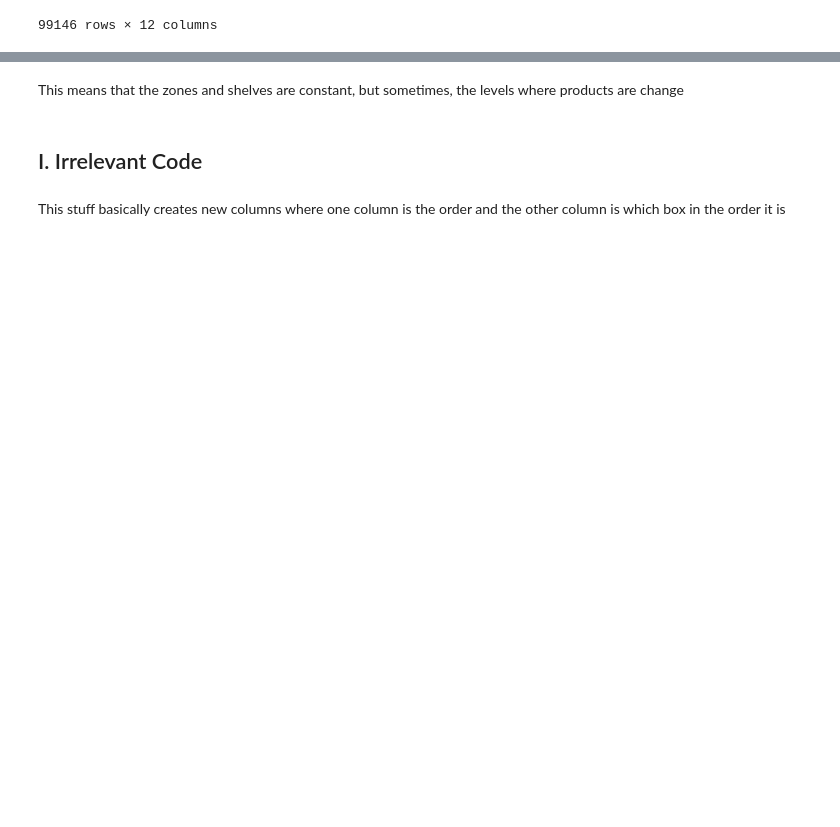
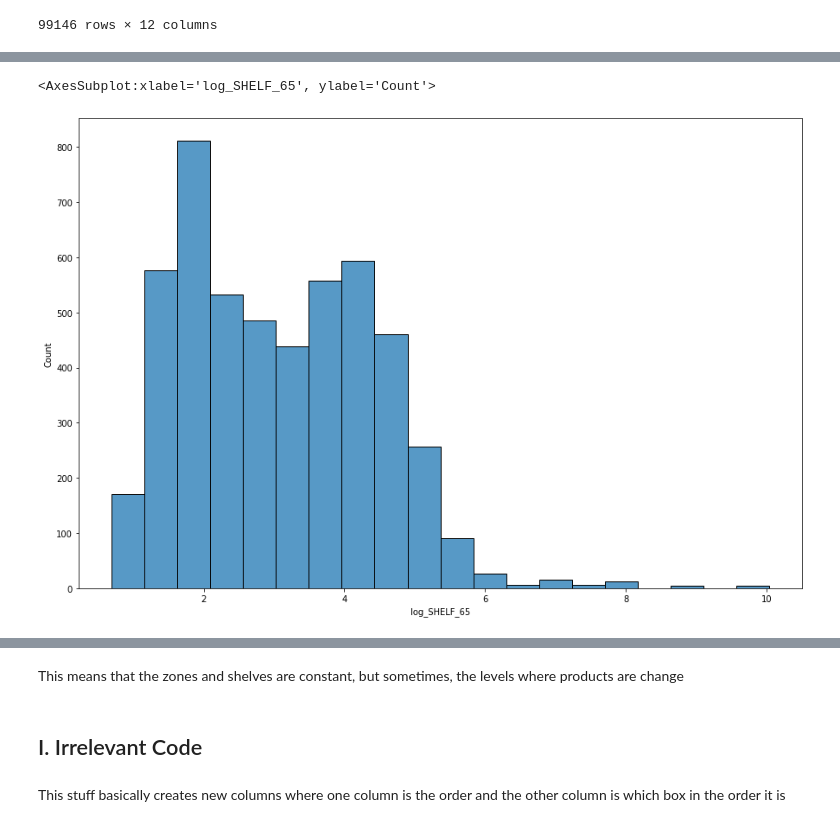
Before and after one commit to oostendo/2022-SI699-011, a Jupyter notebook: lyc-icee/Analysis 1.ipynb, the cells around one changed output, grey strips where cells are left out. Saved outputs shown, nothing was run; the diff lists cells and outputs as text; code cells hidden in the pictures; blank space fills up the shorter version.

```diff
--- a/lyc-icee/Analysis 1.ipynb
+++ b/lyc-icee/Analysis 1.ipynb
@@ -459,0 +584,5 @@ defaultdict(list,
+# %%
+#add one to avoid -inf
+shelf_data_frame["SHELF_65"] += 1
+shelf_data_frame['log_SHELF_65'] = np.log(shelf_data_frame["SHELF_65"])
+shelf_data_frame['log_SHELF_65'].describe()
@@ -460,2 +599,8 @@ defaultdict(list,
+# %%
+f, ax = plt.subplots(figsize=(15, 10))
+sns.histplot(shelf_data_frame['log_SHELF_65'], ax=ax, bins=20)
+# %% [output]
+<AxesSubplot:xlabel='log_SHELF_65', ylabel='Count'>
+[figure, added]
 # %%
 plt.hist(level_df[1], )
```
Also changed, not shown: parts of 22 cells of this notebook.
